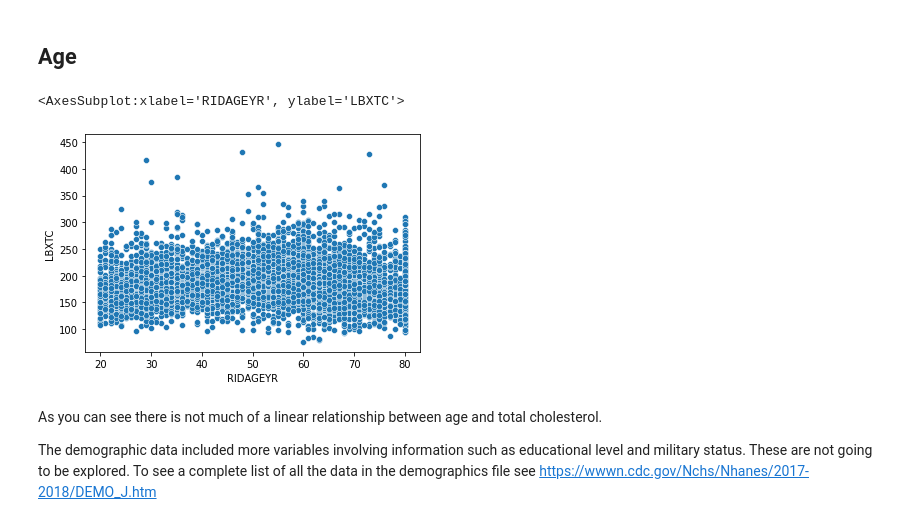
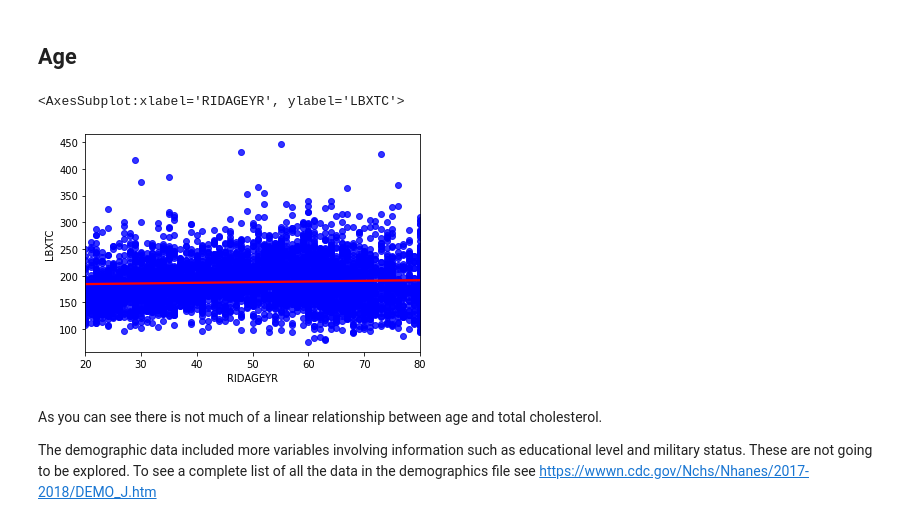
Before and after one commit to mathisme/ThinkfulDSFinalCapstone, a Jupyter notebook: notebooks/EDA.ipynb, the cells around one changed output. Saved outputs shown, nothing was run; the diff lists cells and outputs as text; code cells hidden in the pictures.

```diff
--- a/notebooks/EDA.ipynb
+++ b/notebooks/EDA.ipynb
@@ -102,10 +102,10 @@ The boxplots again are relatively similar.  However non-Hispanic whites (3.0) ha
 # %% [markdown]
 ## Age
 # %%
-sns.scatterplot(x='RIDAGEYR',  y='LBXTC', data=demo_merged)
+sns.regplot(x='RIDAGEYR',  y='LBXTC', data=demo_merged, scatter_kws={"color": "blue"}, line_kws={"color": "red"})
 # %% [output]
 <AxesSubplot:xlabel='RIDAGEYR', ylabel='LBXTC'>
-[figure, old version]
+[figure, new version]
 # %% [markdown]
 As you can see there is not much of a linear relationship between age and total cholesterol.
 
```
Also changed, not shown: parts of 22 cells of this notebook.
